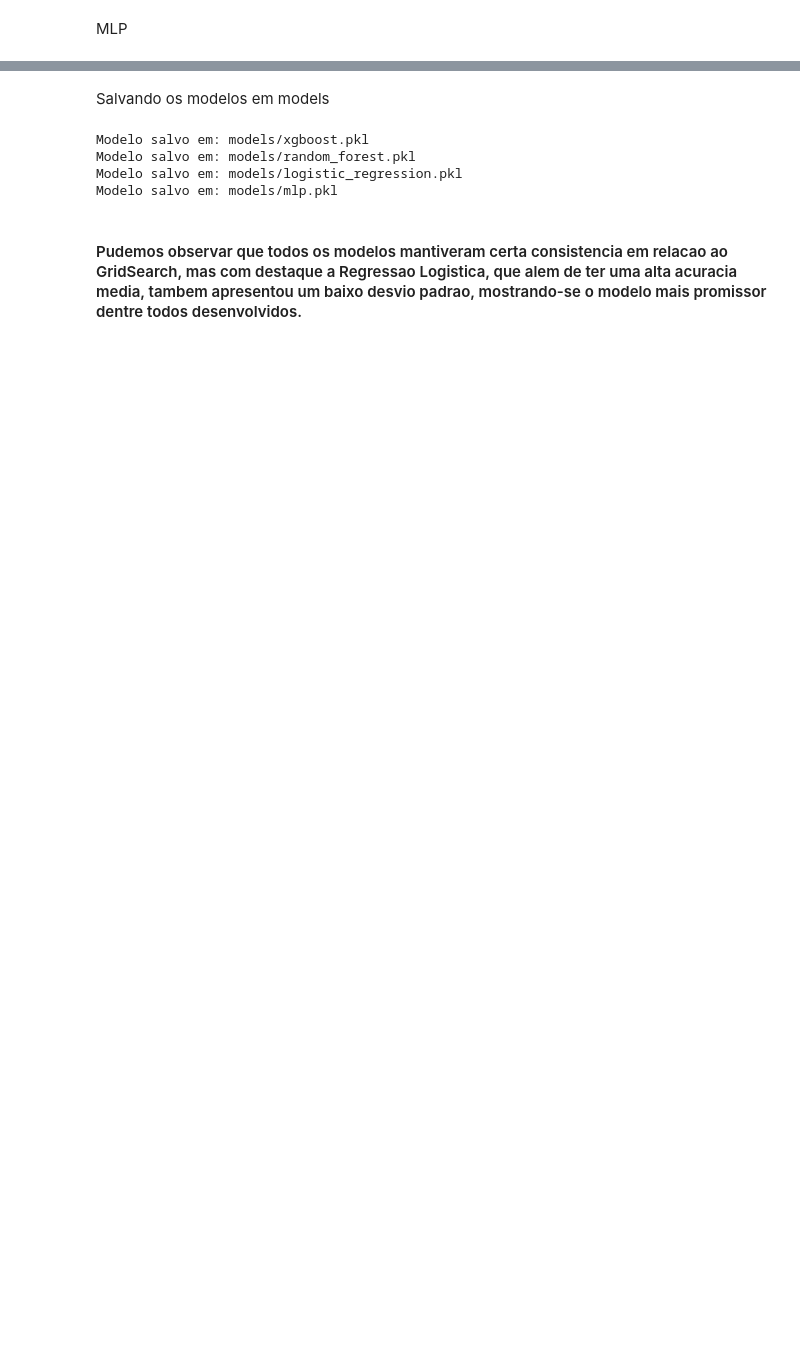
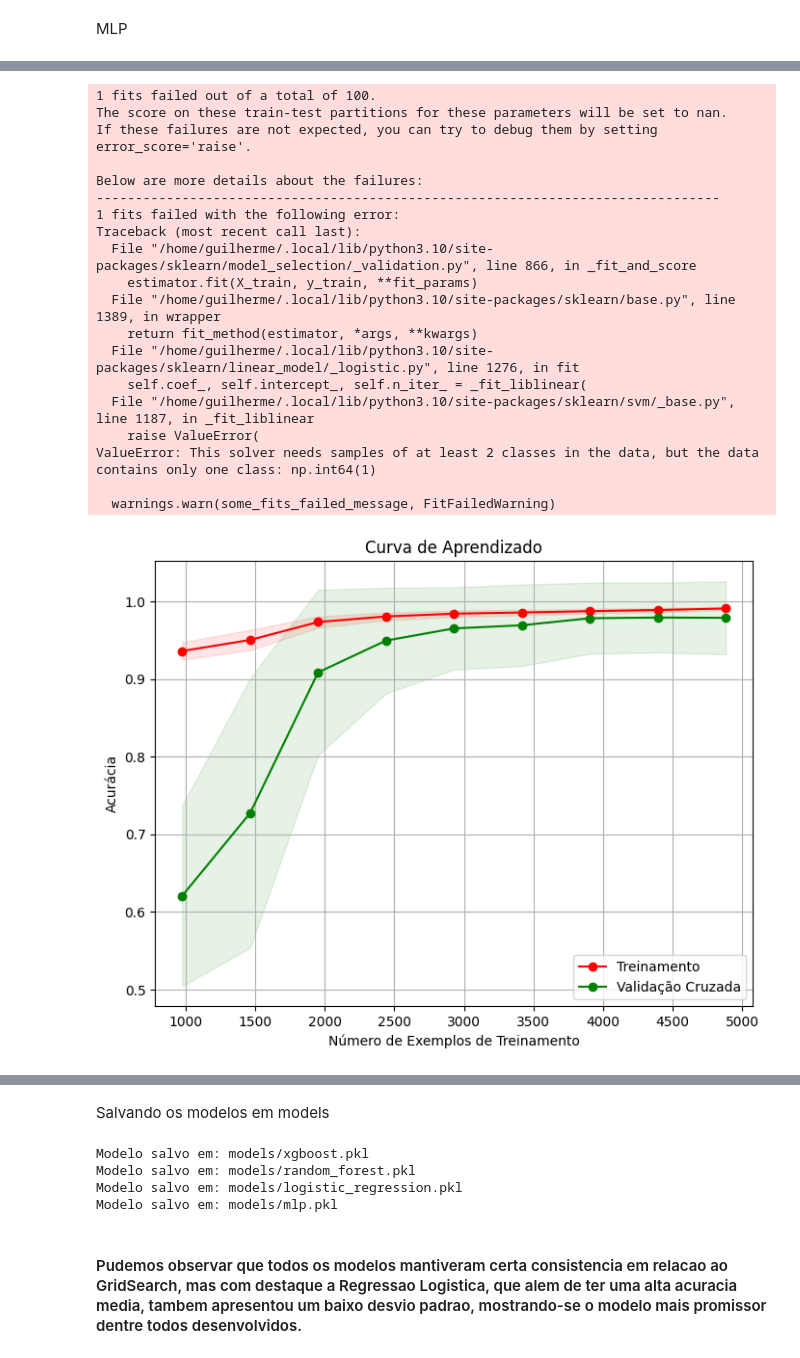
Before and after one commit to guisantoxxx/UFC-Project, a Jupyter notebook: modelagem.ipynb, the cells around one changed output, grey strips where cells are left out. Drawn from its saved outputs; the diff is of its cells as text; code cells hidden in the pictures; blank space fills up the shorter version.

```diff
--- a/modelagem.ipynb
+++ b/modelagem.ipynb
@@ -317,3 +341,57 @@ Desvio padrão: 8.59%
+# %%
+import numpy as np
+import matplotlib.pyplot as plt
+from sklearn.model_selection import learning_curve
+from sklearn.linear_model import LogisticRegression
+
+model_mlp = LogisticRegression(C=1, max_iter=100000, penalty='l2', solver='liblinear')
+
+train_sizes, train_scores, test_scores = learning_curve(
+    model_mlp, X, y, cv=10, n_jobs=-1,
+    train_sizes=np.linspace(0.1, 1.0, 10)
+)
+
+train_scores_mean = np.mean(train_scores, axis=1)
+train_scores_std = np.std(train_scores, axis=1)
+test_scores_mean = np.mean(test_scores, axis=1)
+test_scores_std = np.std(test_scores, axis=1)
+
+plt.figure(figsize=(8, 6))
+plt.title("Curva de Aprendizado")
+plt.xlabel("Número de Exemplos de Treinamento")
+plt.ylabel("Acurácia")
+plt.grid()
+
+plt.fill_between(train_sizes, train_scores_mean - train_scores_std,
+                 train_scores_mean + train_scores_std, alpha=0.1, color="r")
+plt.fill_between(train_sizes, test_scores_mean - test_scores_std,
+                 test_scores_mean + test_scores_std, alpha=0.1, color="g")
+plt.plot(train_sizes, train_scores_mean, 'o-', color="r", label="Treinamento")
+plt.plot(train_sizes, test_scores_mean, 'o-', color="g", label="Validação Cruzada")
+
+plt.legend(loc="best")
+plt.show()
+# %% [output]
+1 fits failed out of a total of 100.
+The score on these train-test partitions for these parameters will be set to nan.
+If these failures are not expected, you can try to debug them by setting error_score='raise'.
+
+Below are more details about the failures:
+--------------------------------------------------------------------------------
+1 fits failed with the following error:
+Traceback (most recent call last):
+  File "/home/guilherme/.local/lib/python3.10/site-packages/sklearn/model_selection/_validation.py", line 866, in _fit_and_score
+    estimator.fit(X_train, y_train, **fit_params)
+  File "/home/guilherme/.local/lib/python3.10/site-packages/sklearn/base.py", line 1389, in wrapper
+    return fit_method(estimator, *args, **kwargs)
+  File "/home/guilherme/.local/lib/python3.10/site-packages/sklearn/linear_model/_logistic.py", line 1276, in fit
+    self.coef_, self.intercept_, self.n_iter_ = _fit_liblinear(
+  File "/home/guilherme/.local/lib/python3.10/site-packages/sklearn/svm/_base.py", line 1187, in _fit_liblinear
+    raise ValueError(
+ValueError: This solver needs samples of at least 2 classes in the data, but the data contains only one class: np.int64(1)
+
+  warnings.warn(some_fits_failed_message, FitFailedWarning)
+[figure, added]
 # %%
 model_XGBoost.fit(X,y)
 model_randomForest.fit(X,y)
```
Also changed, not shown: parts of 13 cells of this notebook, 9 other files.
